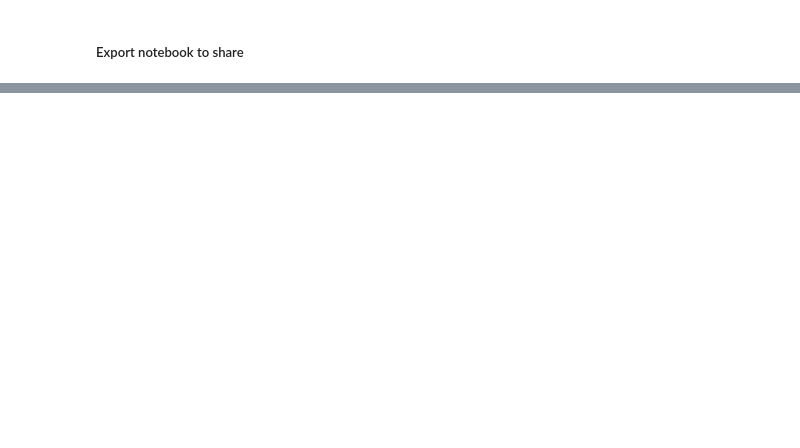
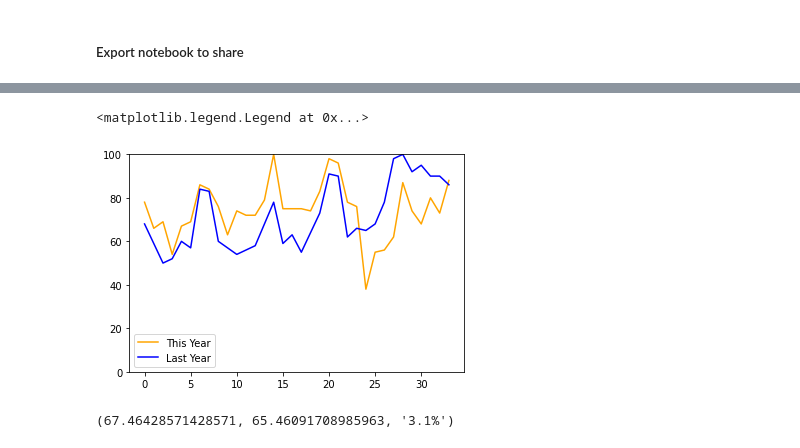
Before and after one commit to ZSwitaj/gigs, a Jupyter notebook: TrendsDataYOY.ipynb, the cells around one changed output, grey strips where cells are left out. Cells and saved outputs as stored; diff of their text form; code cells hidden in the pictures; blank space fills up the shorter version.

```diff
--- a/TrendsDataYOY.ipynb
+++ b/TrendsDataYOY.ipynb
@@ -302,0 +338,3 @@ To see all available configurables, use `--help-all`.
+# %%
+tbl_this =
+tbl_last = getTrendData("/m/05kv16",date(2019,10,13), date(2019,11,15))
@@ -302,0 +343,12 @@ To see all available configurables, use `--help-all`.
+# %%
+plt.ylim(0,100)
+plt.plot(range(len(tbl_this)), tbl_this, color= 'orange', label = 'This Year')
+plt.plot(range(len(tbl_this)), tbl_last, color='blue', label = 'Last Year')
+plt.legend()
+# %% [output]
+<matplotlib.legend.Legend at 0x...>
+[figure, added]
+# %%
+calcYOY("/m/05kv16")
+# %% [output]
+(67.46428571428571, 65.46091708985963, '3.1%')
```
Also changed, not shown: parts of 17 cells of this notebook.
